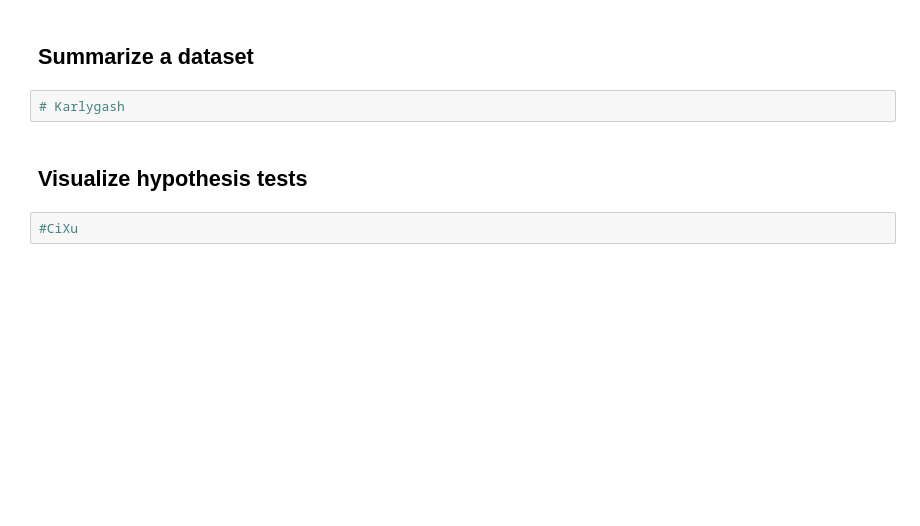
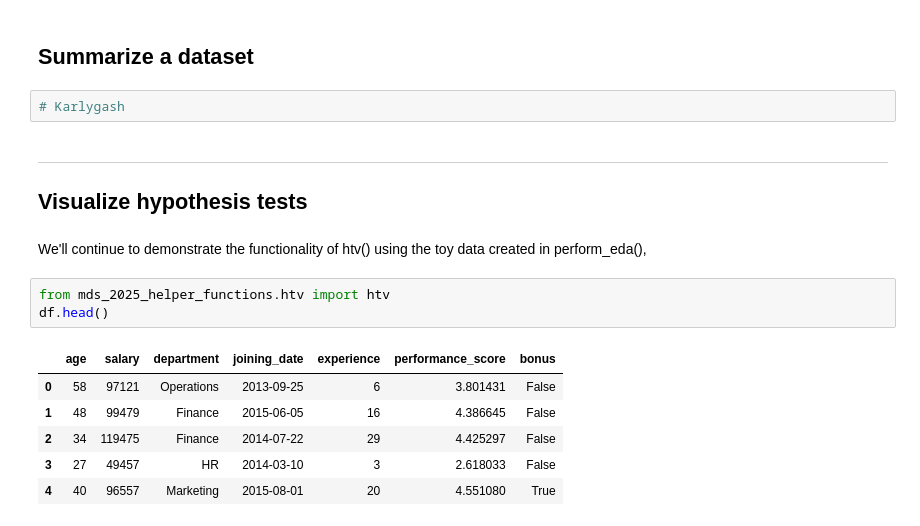
Before and after one commit to UBC-MDS/mds-2025-helper-functions, a Jupyter notebook: docs/example.ipynb, the cells around one changed output. Saved outputs shown, nothing was run; the diff lists cells and outputs as text; blank space fills up the shorter version.

```diff
--- a/docs/example.ipynb
+++ b/docs/example.ipynb
@@ -183,6 +183,18 @@ performance_score: 0 potential outliers
 # %%
 # Karlygash
 # %% [markdown]
+---
+
 ## Visualize hypothesis tests
-# %%
-#CiXu
+# %% [markdown]
+We'll continue to demonstrate the functionality of htv() using the toy data created in perform_eda(),
+# %%
+from mds_2025_helper_functions.htv import htv
+df.head()
+# %% [output]
+|  | age | salary | department | joining_date | experience | performance_score | bonus |
+| 0 | 58 | 97121 | Operations | 2013-09-25 | 6 | 3.801431 | False |
+| 1 | 48 | 99479 | Finance | 2015-06-05 | 16 | 4.386645 | False |
+| 2 | 34 | 119475 | Finance | 2014-07-22 | 29 | 4.425297 | False |
+| 3 | 27 | 49457 | HR | 2014-03-10 | 3 | 2.618033 | False |
+| 4 | 40 | 96557 | Marketing | 2015-08-01 | 20 | 4.551080 | True |
```
Also changed, not shown: parts of 7 cells of this notebook.
